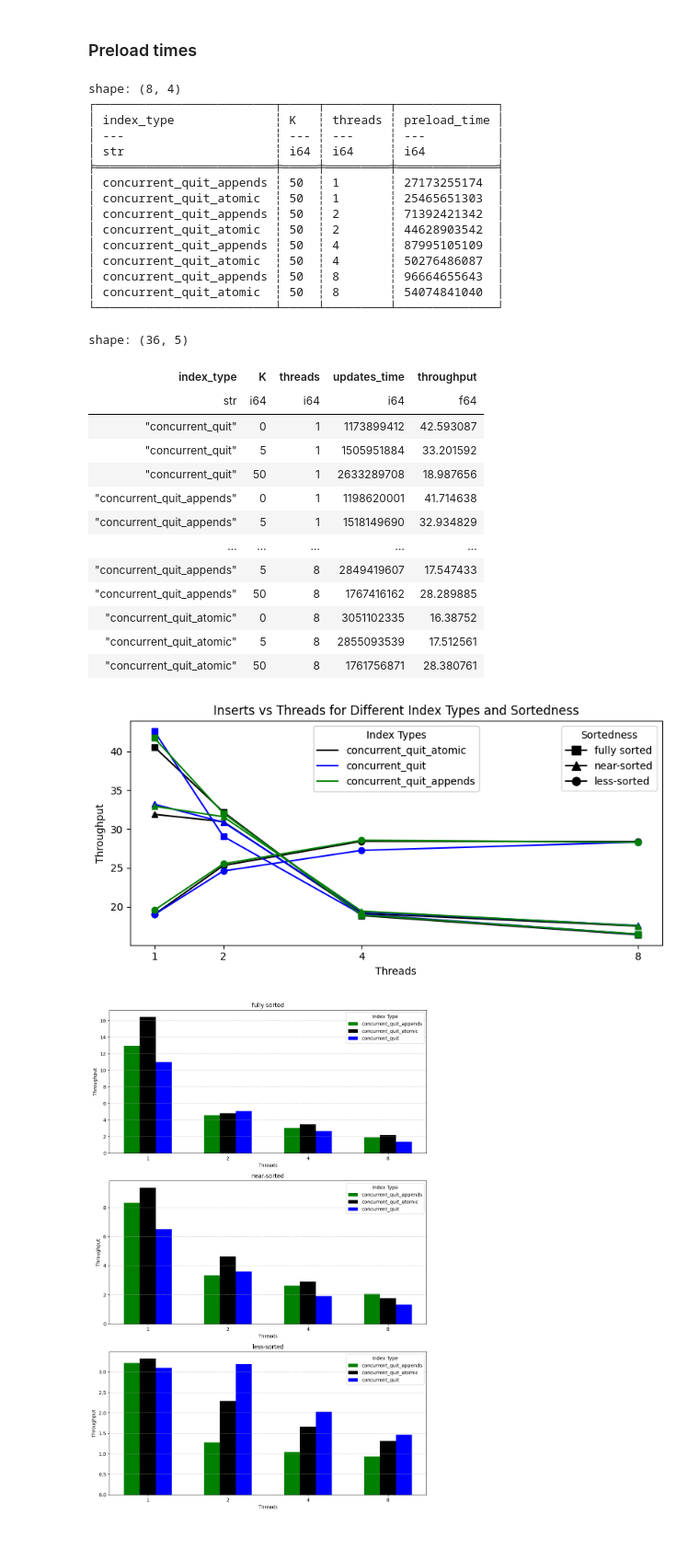
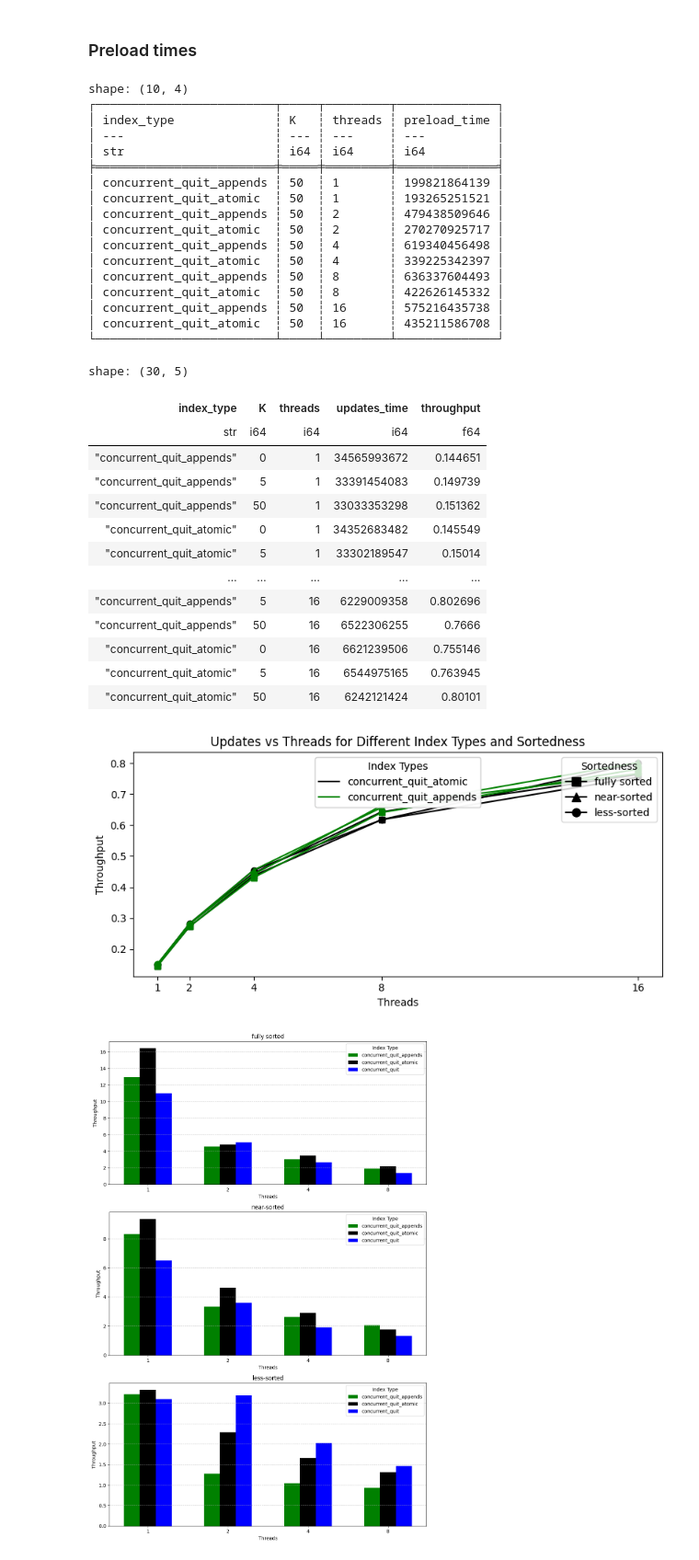
Before and after one commit to BU-DiSC/concurrent-quit, a Jupyter notebook: results/analysis/analysis.ipynb, the cells around one changed output. Shown at 92% size. Cells and saved outputs as stored; diff of their text form; code cells hidden in the pictures.

```diff
--- a/results/analysis/analysis.ipynb
+++ b/results/analysis/analysis.ipynb
@@ -11,7 +11,7 @@ import numpy as np
 ### Set connection parameters
 # %%
 db_dir = "/scratch/aneeshr/concurrent-quit/results/db"
-db_name = "db_d_july2"
+db_name = "db_r_july3"
 db_path = db_dir + "/" + db_name
 # %%
 connection = sqlite3.connect(db_path)
@@ -69,20 +69,22 @@ reset_df = reset_df.filter(((pl.col("index_type")=="concurrent_quit_appends") |
                            (pl.col("K")==50))
 print(reset_df)
 # %% [output]
-shape: (8, 4)
+shape: (10, 4)
 ┌─────────────────────────┬─────┬─────────┬──────────────┐
 │ index_type              ┆ K   ┆ threads ┆ preload_time │
 │ ---                     ┆ --- ┆ ---     ┆ ---          │
 │ str                     ┆ i64 ┆ i64     ┆ i64          │
 ╞═════════════════════════╪═════╪═════════╪══════════════╡
-│ concurrent_quit_appends ┆ 50  ┆ 1       ┆ 27173255174  │
-│ concurrent_quit_atomic  ┆ 50  ┆ 1       ┆ 25465651303  │
-│ concurrent_quit_appends ┆ 50  ┆ 2       ┆ 71392421342  │
-│ concurrent_quit_atomic  ┆ 50  ┆ 2       ┆ 44628903542  │
-│ concurrent_quit_appends ┆ 50  ┆ 4       ┆ 87995105109  │
-│ concurrent_quit_atomic  ┆ 50  ┆ 4       ┆ 50276486087  │
-│ concurrent_quit_appends ┆ 50  ┆ 8       ┆ 96664655643  │
-│ concurrent_quit_atomic  ┆ 50  ┆ 8       ┆ 54074841040  │
+│ concurrent_quit_appends ┆ 50  ┆ 1       ┆ 199821864139 │
+│ concurrent_quit_atomic  ┆ 50  ┆ 1       ┆ 193265251521 │
+│ concurrent_quit_appends ┆ 50  ┆ 2       ┆ 479438509646 │
+│ concurrent_quit_atomic  ┆ 50  ┆ 2       ┆ 270270925717 │
+│ concurrent_quit_appends ┆ 50  ┆ 4       ┆ 619340456498 │
+│ concurrent_quit_atomic  ┆ 50  ┆ 4       ┆ 339225342397 │
+│ concurrent_quit_appends ┆ 50  ┆ 8       ┆ 636337604493 │
+│ concurrent_quit_atomic  ┆ 50  ┆ 8       ┆ 422626145332 │
+│ concurrent_quit_appends ┆ 50  ┆ 16      ┆ 575216435738 │
+│ concurrent_quit_atomic  ┆ 50  ┆ 16      ┆ 435211586708 │
 └─────────────────────────┴─────┴─────────┴──────────────┘
 # %%
 preload_df = df.select(
@@ -92,25 +94,25 @@ preload_df = df.select(
                 pl.col("updates_time")
 )
 # %%
-num_ops = 50e6
+num_ops = 5e6
 div_factor = num_ops * 1000
 preload_df = preload_df.with_columns((div_factor/pl.col("updates_time")).alias("throughput"))
 preload_df
 # %% [output]
-shape: (36, 5)
+shape: (30, 5)
 | index_type | K | threads | updates_time | throughput |
 | str | i64 | i64 | i64 | f64 |
-| "concurrent_quit" | 0 | 1 | 1173899412 | 42.593087 |
-| "concurrent_quit" | 5 | 1 | 1505951884 | 33.201592 |
-| "concurrent_quit" | 50 | 1 | 2633289708 | 18.987656 |
-| "concurrent_quit_appends" | 0 | 1 | 1198620001 | 41.714638 |
-| "concurrent_quit_appends" | 5 | 1 | 1518149690 | 32.934829 |
+| "concurrent_quit_appends" | 0 | 1 | 34565993672 | 0.144651 |
+| "concurrent_quit_appends" | 5 | 1 | 33391454083 | 0.149739 |
+| "concurrent_quit_appends" | 50 | 1 | 33033353298 | 0.151362 |
+| "concurrent_quit_atomic" | 0 | 1 | 34352683482 | 0.145549 |
+| "concurrent_quit_atomic" | 5 | 1 | 33302189547 | 0.15014 |
 | … | … | … | … | … |
-| "concurrent_quit_appends" | 5 | 8 | 2849419607 | 17.547433 |
-| "concurrent_quit_appends" | 50 | 8 | 1767416162 | 28.289885 |
-| "concurrent_quit_atomic" | 0 | 8 | 3051102335 | 16.38752 |
-| "concurrent_quit_atomic" | 5 | 8 | 2855093539 | 17.512561 |
-| "concurrent_quit_atomic" | 50 | 8 | 1761756871 | 28.380761 |
+| "concurrent_quit_appends" | 5 | 16 | 6229009358 | 0.802696 |
+| "concurrent_quit_appends" | 50 | 16 | 6522306255 | 0.7666 |
+| "concurrent_quit_atomic" | 0 | 16 | 6621239506 | 0.755146 |
+| "concurrent_quit_atomic" | 5 | 16 | 6544975165 | 0.763945 |
+| "concurrent_quit_atomic" | 50 | 16 | 6242121424 | 0.80101 |
 # %%
 index_types = preload_df["index_type"].unique().to_list()
 k_values = sorted(preload_df["K"].unique().to_list())
@@ -142,37 +144,37 @@ for index in index_types:
 
 # Set x-axis ticks and label
 plt.xticks(thread_values)
 plt.xlabel("Threads")
 # Set y-axis label
 plt.ylabel("Throughput")
 # Set plot title
-plt.title("Inserts vs Threads for Different Index Types and Sortedness")
+plt.title("Updates vs Threads for Different Index Types and Sortedness")
 # Add legend
 
 # legend_k_handles = [plt.plot([], [], marker=markers[k], linestyle='-', color='gray', label=f'K={k}')[0] for k in k_values]
 # plt.legend(handles=legend_k_handles, title='K Values', loc='upper right')
 
 # # Create a separate legend for Index Types using proxy artists
 # legend_index_handles = [plt.plot([], [], color=colors[index], label=f'{index}')[0] for index in index_types]
 # plt.legend(handles=legend_index_handles, loc='upper right')
 
 # Create a separate legend for K values (proxy artists)
 marker_handles = [plt.Line2D([0], [0], marker=markers[k], color='k', linestyle='-', markersize=8, label=f'{sortedness_values[k]}') for k in k_values]
 legend2 = plt.legend(handles=marker_handles, title='Sortedness', loc='upper right')
 plt.gca().add_artist(legend2) # Add the second legend to the current axes
 
 # Create a separate legend for Index Types (proxy artists)
 color_handles = [plt.Line2D([0], [0], color=colors[index], linestyle='-', label=f'{index}') for index in index_types]
 legend3 = plt.legend(handles=color_handles, title='Index Types', loc='upper center')
 plt.gca().add_artist(legend3) # Add the third legend to the current axes
 
 # Adjust layout to prevent labels from overlapping
 plt.tight_layout()
 # Show the plot
-plt.show()
-# plt.savefig("inserts-r-5m-july2.pdf")
+# plt.show()
+plt.savefig("updates-r-50m-july3.pdf")
 # %% [output]
-[figure, old version]
+[figure, new version]
 # %%
 # Create a figure and a set of subplots based on the number of unique K values
 fig, axes = plt.subplots(
```
Also changed, not shown: 3 other files.
